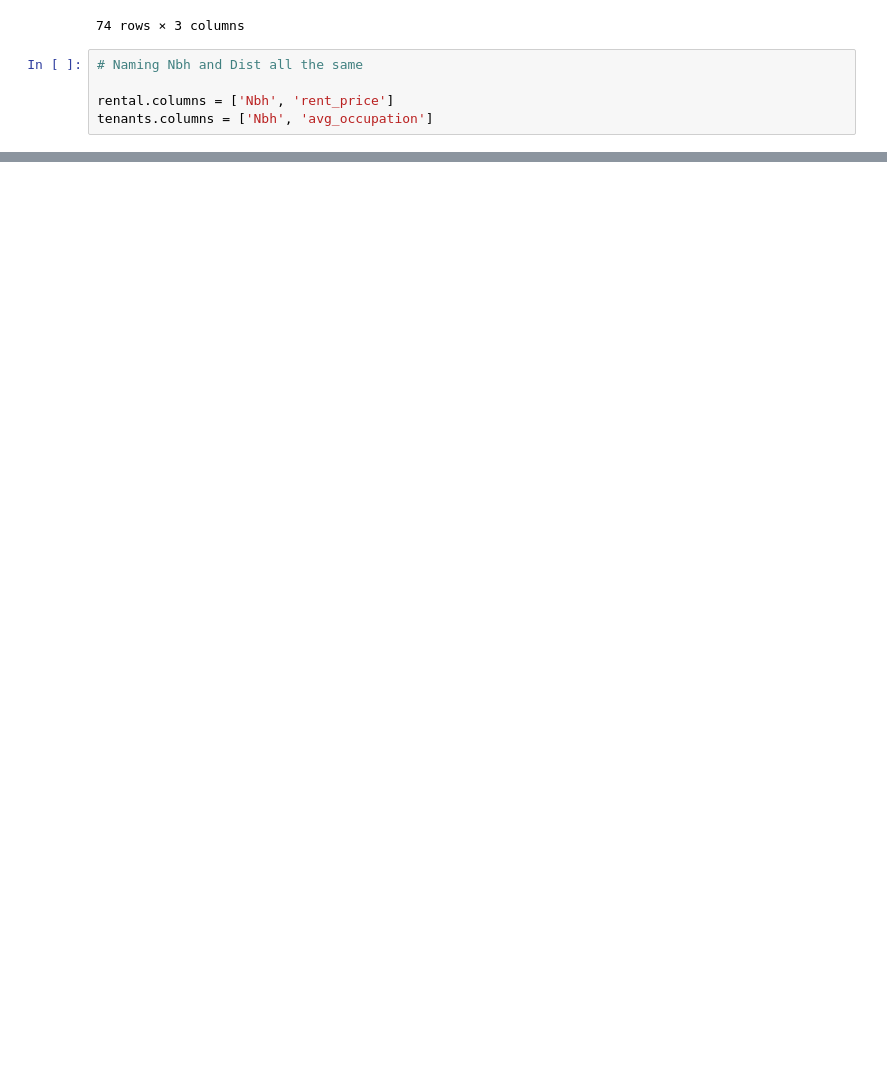
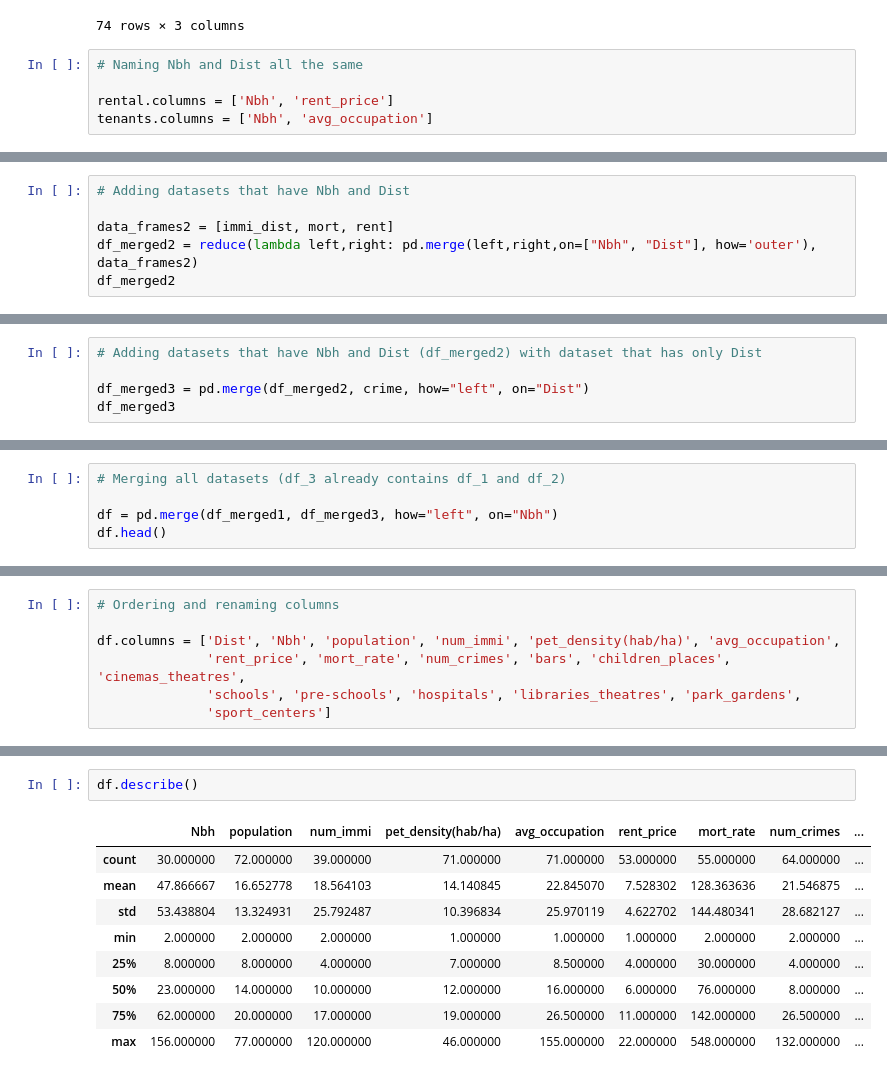
Before and after one commit to ta-data-bcn/Project-Week-2-Barcelona, a Jupyter notebook: your-project/code.ipynb, the cells around one changed output, grey strips where cells are left out. Drawn from its saved outputs; the diff is of its cells as text; blank space fills up the shorter version.

```diff
--- a/your-project/code.ipynb
+++ b/your-project/code.ipynb
@@ -87,0 +114,6 @@ tenants.columns = ['Nbh', 'avg_occupation']
+# %%
+# Adding datasets that have Nbh and Dist
+
+data_frames2 = [immi_dist, mort, rent]
+df_merged2 = reduce(lambda left,right: pd.merge(left,right,on=["Nbh", "Dist"], how='outer'), data_frames2)
+df_merged2
@@ -87,0 +134,5 @@ tenants.columns = ['Nbh', 'avg_occupation']
+# %%
+# Adding datasets that have Nbh and Dist (df_merged2) with dataset that has only Dist
+
+df_merged3 = pd.merge(df_merged2, crime, how="left", on="Dist")
+df_merged3
@@ -87,0 +153,5 @@ tenants.columns = ['Nbh', 'avg_occupation']
+# %%
+# Merging all datasets (df_3 already contains df_1 and df_2)
+
+df = pd.merge(df_merged1, df_merged3, how="left", on="Nbh")
+df.head()
@@ -87,0 +165,7 @@ tenants.columns = ['Nbh', 'avg_occupation']
+# %%
+# Ordering and renaming columns
+
+df.columns = ['Dist', 'Nbh', 'population', 'num_immi', 'pet_density(hab/ha)', 'avg_occupation',
+              'rent_price', 'mort_rate', 'num_crimes', 'bars', 'children_places', 'cinemas_theatres',
+              'schools', 'pre-schools', 'hospitals', 'libraries_theatres', 'park_gardens',
+              'sport_centers']
@@ -87,0 +194,12 @@ tenants.columns = ['Nbh', 'avg_occupation']
+# %%
+df.describe()
+# %% [output]
+|  | Nbh | population | num_immi | pet_density(hab/ha) | avg_occupation | rent_price | mort_rate | num_crimes | ... |
+| count | 30.000000 | 72.000000 | 39.000000 | 71.000000 | 71.000000 | 53.000000 | 55.000000 | 64.000000 | ... |
+| mean | 47.866667 | 16.652778 | 18.564103 | 14.140845 | 22.845070 | 7.528302 | 128.363636 | 21.546875 | ... |
+| std | 53.438804 | 13.324931 | 25.792487 | 10.396834 | 25.970119 | 4.622702 | 144.480341 | 28.682127 | ... |
+| min | 2.000000 | 2.000000 | 2.000000 | 1.000000 | 1.000000 | 1.000000 | 2.000000 | 2.000000 | ... |
+| 25% | 8.000000 | 8.000000 | 4.000000 | 7.000000 | 8.500000 | 4.000000 | 30.000000 | 4.000000 | ... |
+| 50% | 23.000000 | 14.000000 | 10.000000 | 12.000000 | 16.000000 | 6.000000 | 76.000000 | 8.000000 | ... |
+| 75% | 62.000000 | 20.000000 | 17.000000 | 19.000000 | 26.500000 | 11.000000 | 142.000000 | 26.500000 | ... |
+| max | 156.000000 | 77.000000 | 120.000000 | 46.000000 | 155.000000 | 22.000000 | 548.000000 | 132.000000 | ... |
```
Also changed, not shown: parts of 15 cells of this notebook, 2 other files.
